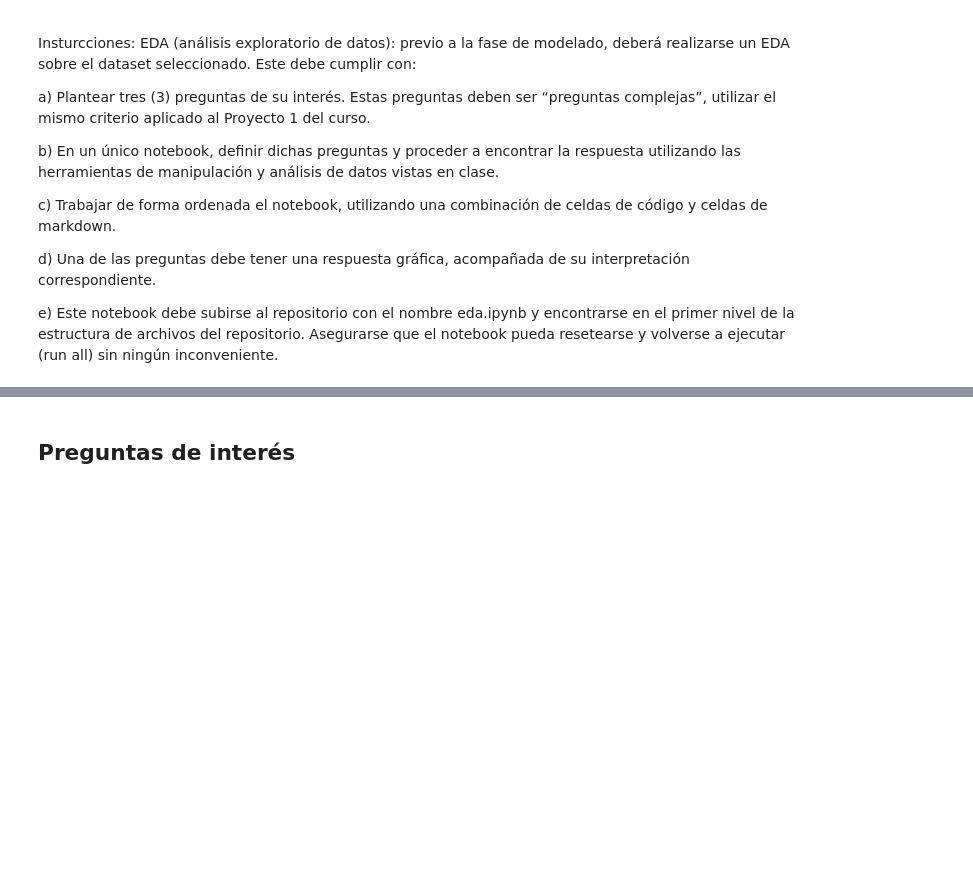
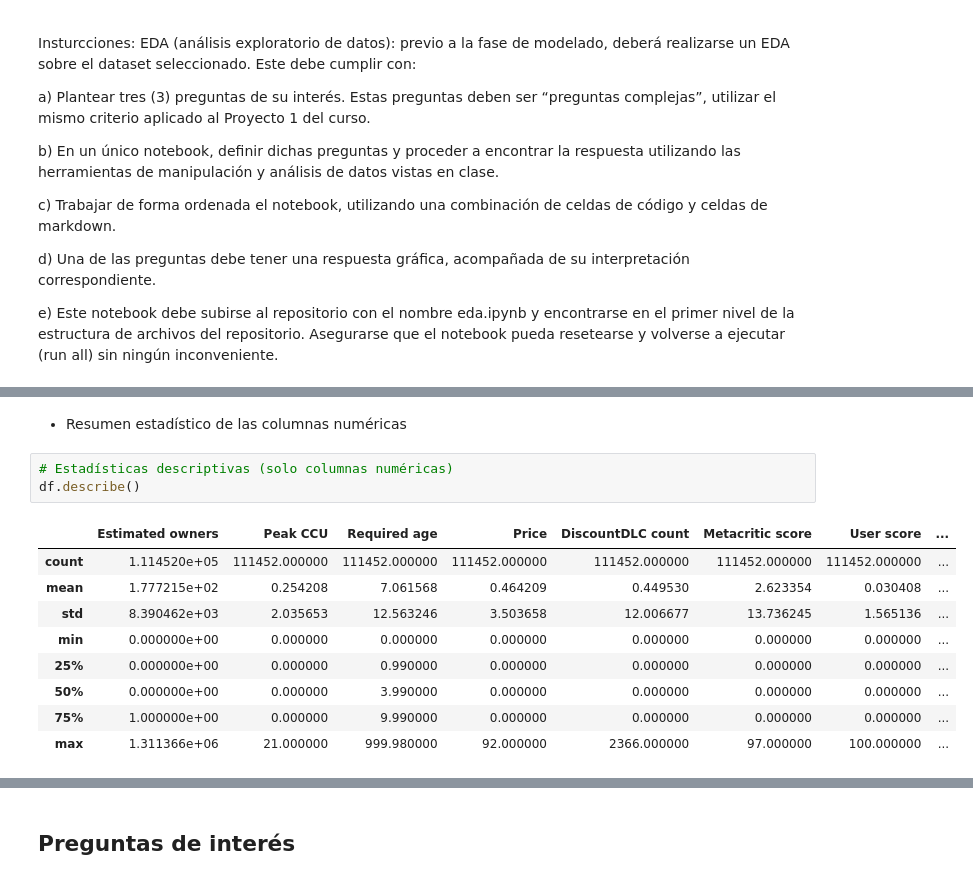
Before and after one commit to Clon5676/ProyectoDataScience, a Jupyter notebook: eda.ipynb, the cells around one changed output, grey strips where cells are left out. Drawn from its saved outputs; the diff is of its cells as text; blank space fills up the shorter version.

```diff
--- a/eda.ipynb
+++ b/eda.ipynb
@@ -23,0 +56,15 @@ inconveniente.
+# %% [markdown]
+- Resumen estadístico de las columnas numéricas
+# %%
+# Estadísticas descriptivas (solo columnas numéricas)
+df.describe()
+# %% [output]
+|  | Estimated owners | Peak CCU | Required age | Price | DiscountDLC count | Metacritic score | User score | ... |
+| count | 1.114520e+05 | 111452.000000 | 111452.000000 | 111452.000000 | 111452.000000 | 111452.000000 | 111452.000000 | ... |
+| mean | 1.777215e+02 | 0.254208 | 7.061568 | 0.464209 | 0.449530 | 2.623354 | 0.030408 | ... |
+| std | 8.390462e+03 | 2.035653 | 12.563246 | 3.503658 | 12.006677 | 13.736245 | 1.565136 | ... |
+| min | 0.000000e+00 | 0.000000 | 0.000000 | 0.000000 | 0.000000 | 0.000000 | 0.000000 | ... |
+| 25% | 0.000000e+00 | 0.000000 | 0.990000 | 0.000000 | 0.000000 | 0.000000 | 0.000000 | ... |
+| 50% | 0.000000e+00 | 0.000000 | 3.990000 | 0.000000 | 0.000000 | 0.000000 | 0.000000 | ... |
+| 75% | 1.000000e+00 | 0.000000 | 9.990000 | 0.000000 | 0.000000 | 0.000000 | 0.000000 | ... |
+| max | 1.311366e+06 | 21.000000 | 999.980000 | 92.000000 | 2366.000000 | 97.000000 | 100.000000 | ... |
```
Also changed, not shown: parts of 6 cells of this notebook.
